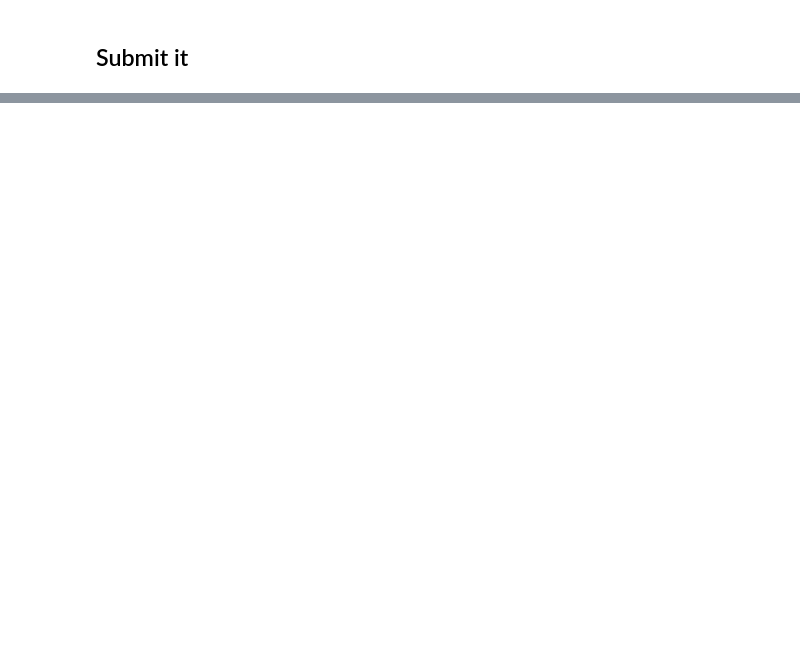
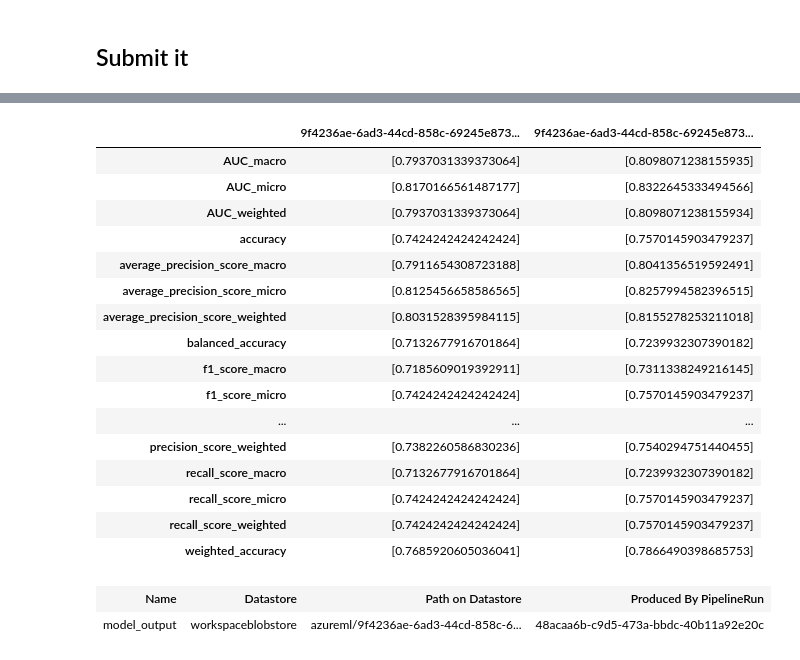
Before and after one commit to CESARDELATORRE/Easy-AutoML-MLOps, a Jupyter notebook: notebooks/other-scenarios/automlstep-pipeline-run-titanic/Titanic-v2.ipynb, the cells around one changed output, grey strips where cells are left out. Saved outputs shown, nothing was run; the diff lists cells and outputs as text; code cells hidden in the pictures; blank space fills up the shorter version.

Commit message:
Last notebooks with execution

```diff
--- a/notebooks/other-scenarios/automlstep-pipeline-run-titanic/Titanic-v2.ipynb
+++ b/notebooks/other-scenarios/automlstep-pipeline-run-titanic/Titanic-v2.ipynb
@@ -38,18 +75,27 @@ datastore = ws.get_default_datastore()
+# %%
+from azureml.core.runconfig import RunConfiguration
+from azureml.core.conda_dependencies import CondaDependencies
+
+aml_run_config = RunConfiguration()
+aml_run_config.target = compute_target
+
+# Assing curated environment
+aml_run_config.environment = curated_environment
 # %%
-from azureml.core.runconfig import RunConfiguration
-from azureml.core.conda_dependencies import CondaDependencies
+# from azureml.core.runconfig import RunConfiguration
+# from azureml.core.conda_dependencies import CondaDependencies
 
-aml_run_config = RunConfiguration()
-aml_run_config.target = compute_target
+# aml_run_config = RunConfiguration()
+# aml_run_config.target = compute_target
 
-# Use conda_dependencies.yml to create a conda environment in the Docker image for execution
-aml_run_config.environment.python.user_managed_dependencies = False
+# # Use conda_dependencies.yml to create a conda environment in the Docker image for execution
+# aml_run_config.environment.python.user_managed_dependencies = False
 
-# Specify CondaDependencies obj, add necessary packages
-aml_run_config.environment.python.conda_dependencies = CondaDependencies.create(
-    conda_packages=['pandas','scikit-learn', 'pyarrow'],
-    pip_packages=['azureml-sdk', 'azureml-dataprep[fuse,pandas]'],
-    pin_sdk_version=False)
+# # Specify CondaDependencies obj, add necessary packages
+# aml_run_config.environment.python.conda_dependencies = CondaDependencies.create(
+#     conda_packages=['pandas','scikit-learn', 'pyarrow'],
+#     pip_packages=['azureml-sdk[automl,explain]', 'azureml-dataprep[fuse,pandas]'],
+#     pin_sdk_version=False)
 # %% [markdown]
 ## Step 0: Grab an open dataset and register it
 # %% [markdown]
@@ -271,0 +357,3 @@ run.wait_for_completion()
+# %%
+metrics_output = run.get_pipeline_output('metrics_output')
+num_file_downloaded = metrics_output.download('.', show_progress=True)
@@ -271,0 +363,35 @@ run.wait_for_completion()
+# %%
+import pandas as pd
+# import numpy as np
+import json
+with open(metrics_output._path_on_datastore) as f:
+   metrics_output_result = f.read()
+
+deserialized_metrics_output = json.loads(metrics_output_result)
+df = pd.DataFrame(deserialized_metrics_output)
+df
+# %% [output]
+|  | 9f4236ae-6ad3-44cd-858c-69245e873... | 9f4236ae-6ad3-44cd-858c-69245e873... |
+| AUC_macro | [0.7937031339373064] | [0.8098071238155935] |
+| AUC_micro | [0.8170166561487177] | [0.8322645333494566] |
+| AUC_weighted | [0.7937031339373064] | [0.8098071238155934] |
+| accuracy | [0.7424242424242424] | [0.7570145903479237] |
+| average_precision_score_macro | [0.7911654308723188] | [0.8041356519592491] |
+| average_precision_score_micro | [0.8125456658586565] | [0.8257994582396515] |
+| average_precision_score_weighted | [0.8031528395984115] | [0.8155278253211018] |
+| balanced_accuracy | [0.7132677916701864] | [0.7239932307390182] |
+| f1_score_macro | [0.7185609019392911] | [0.7311338249216145] |
+| f1_score_micro | [0.7424242424242424] | [0.7570145903479237] |
+| ... | ... | ... |
+| precision_score_weighted | [0.7382260586830236] | [0.7540294751440455] |
+| recall_score_macro | [0.7132677916701864] | [0.7239932307390182] |
+| recall_score_micro | [0.7424242424242424] | [0.7570145903479237] |
+| recall_score_weighted | [0.7424242424242424] | [0.7570145903479237] |
+| weighted_accuracy | [0.7685920605036041] | [0.7866490398685753] |
+# %%
+model_output = run.get_pipeline_output('model_output')
+
+model_output
+# %% [output]
+| Name | Datastore | Path on Datastore | Produced By PipelineRun |
+| model_output | workspaceblobstore | azureml/9f4236ae-6ad3-44cd-858c-6... | 48acaa6b-c9d5-473a-bbdc-40b11a92e20c |
```
Also changed, not shown: parts of 21 cells of this notebook, 2 other files.
